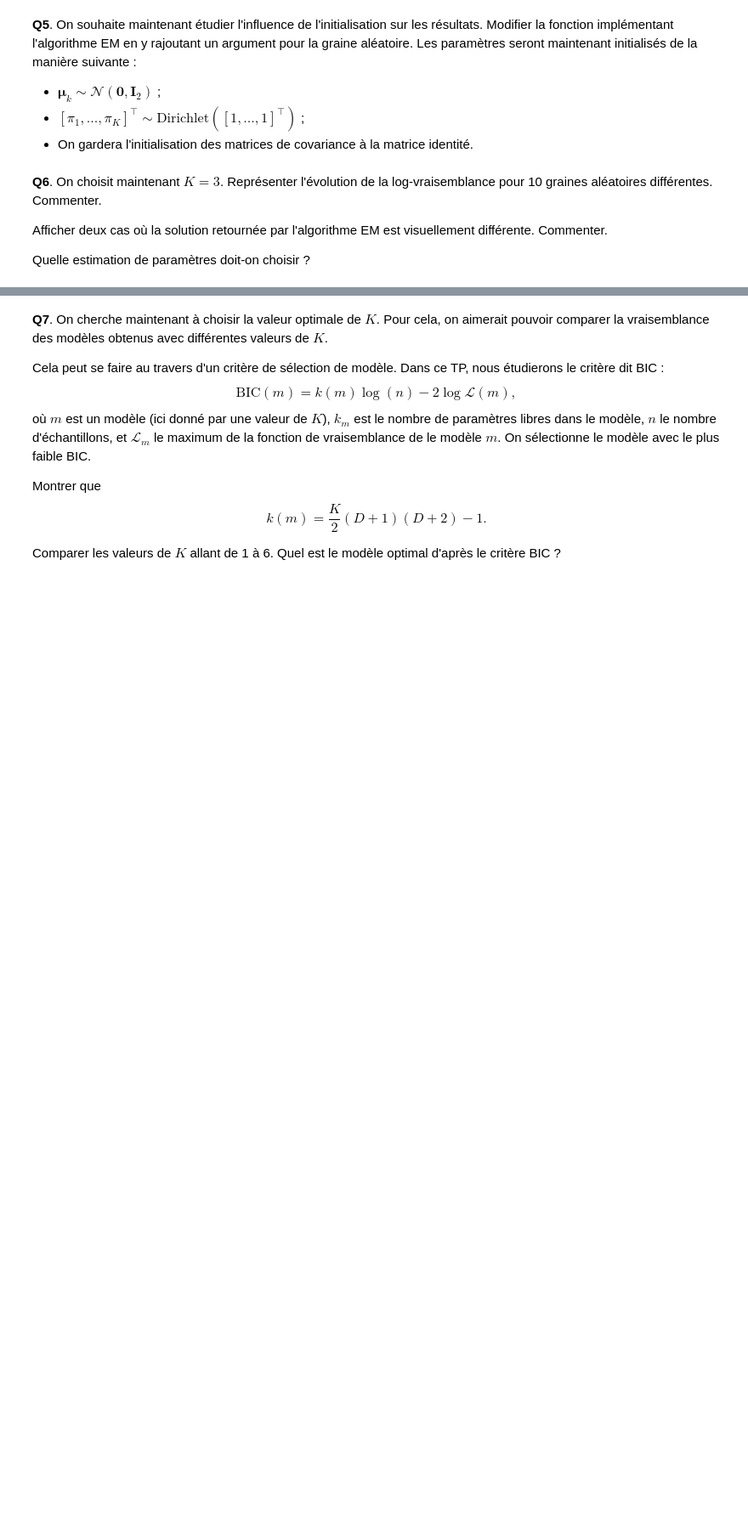
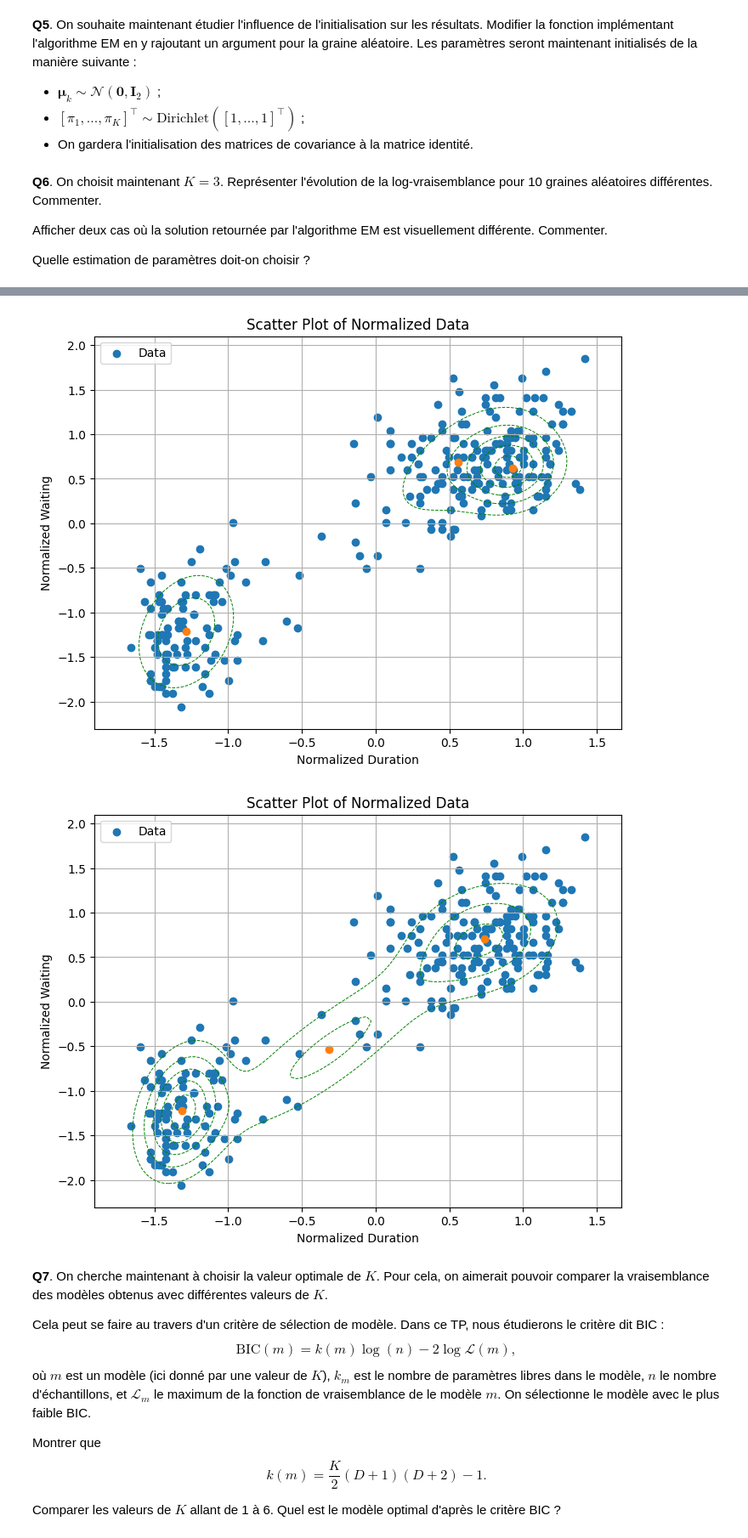
Before and after one commit to felixmnnr/SDI_IES, a Jupyter notebook: tp1_MONNIER_VASSEUR.ipynb, the cells around one changed output, grey strips where cells are left out. Shown: that part at 85% size. Saved outputs shown, nothing was run; the diff lists cells and outputs as text; code cells hidden in the pictures; blank space fills up the shorter version.

```diff
--- a/tp1_MONNIER_VASSEUR.ipynb
+++ b/tp1_MONNIER_VASSEUR.ipynb
@@ -191,3 +230,10 @@ K = 3
+# %%
+index_seed=[2,3]
+for i in index_seed:
+    plot_gaussian_mixture(X_normalized,seed_10_run[i][0],seed_10_run[i][1])
+# %% [output]
+[figure, added]
+[figure, added]
 # %% [markdown]
 **Q7**. On cherche maintenant à choisir la valeur optimale de $K$. Pour cela, on aimerait pouvoir comparer la vraisemblance des modèles obtenus avec différentes valeurs de $K$.
 
```
Also changed, not shown: parts of 12 cells of this notebook.
